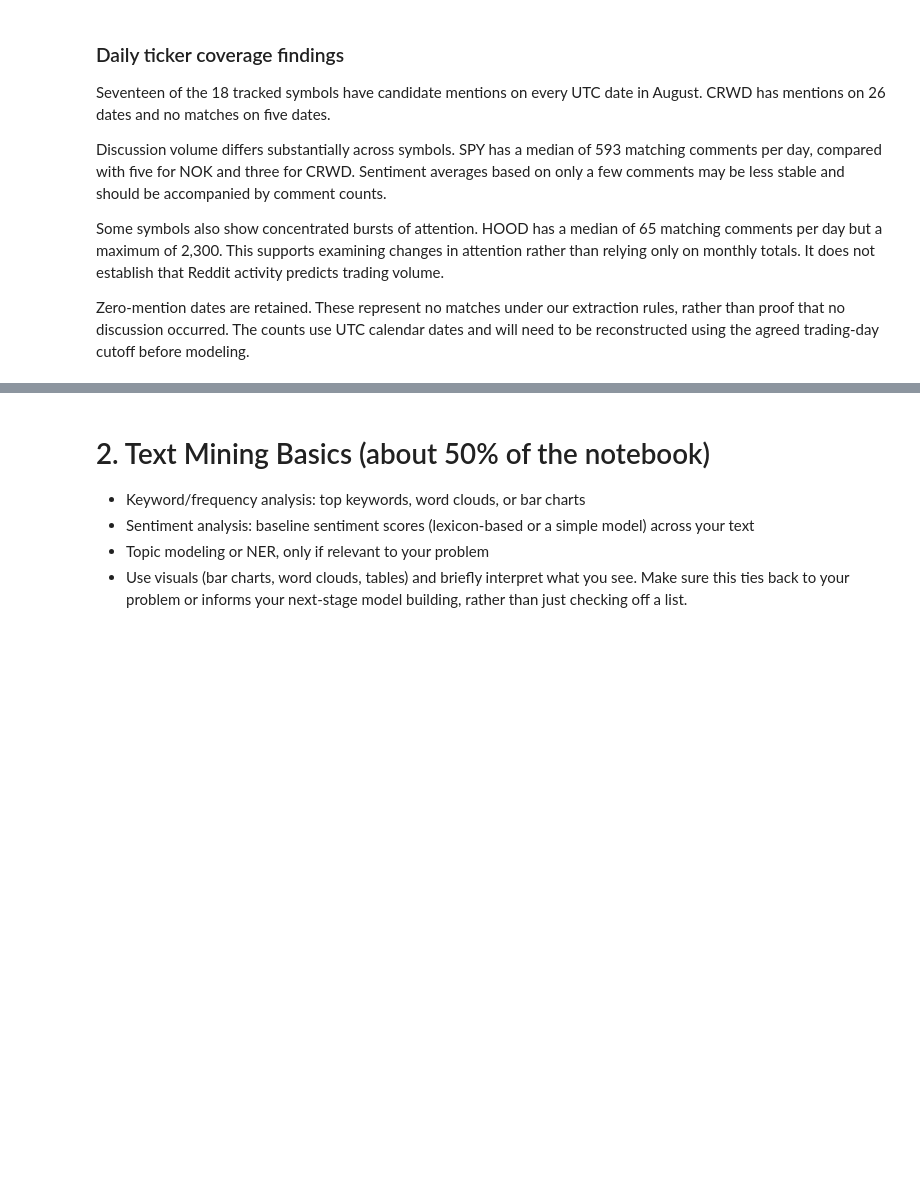
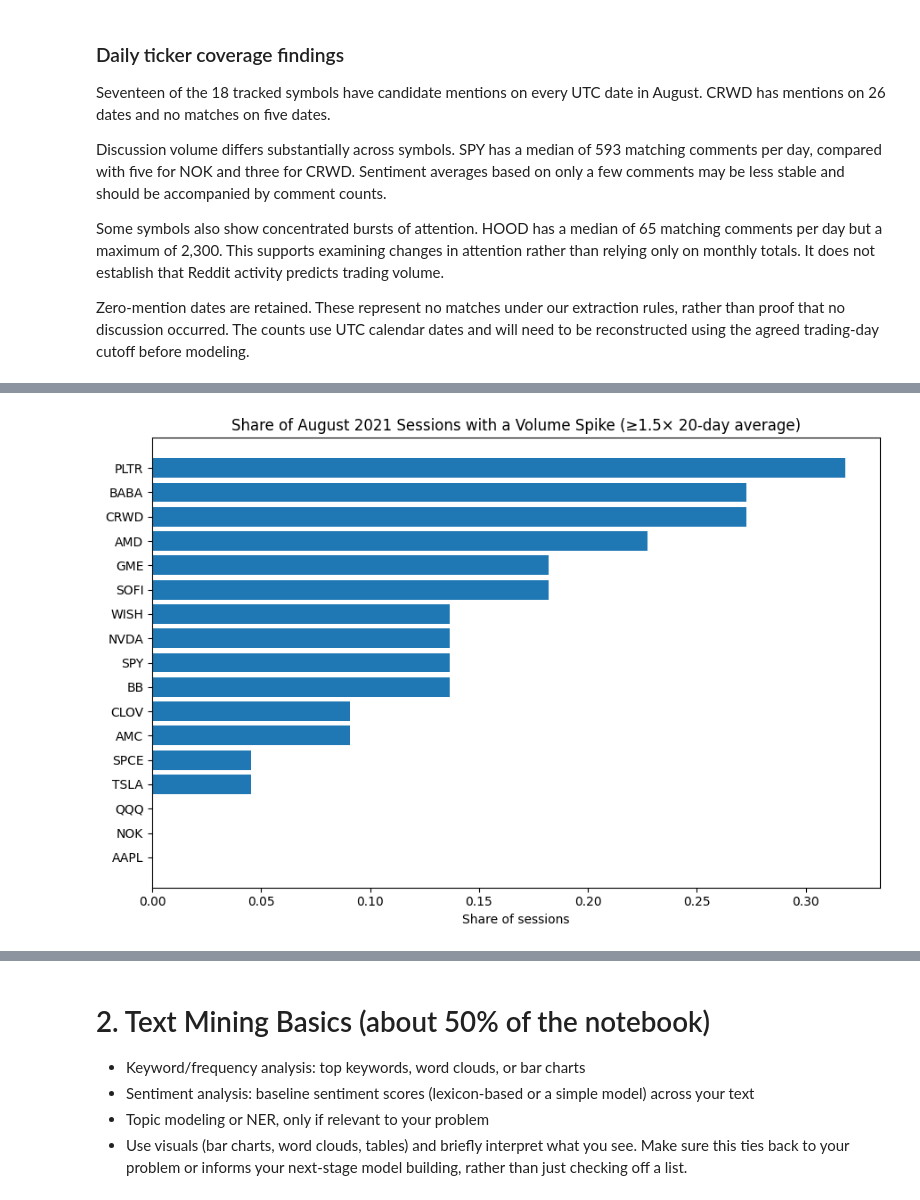
Before and after one commit to lagrenier4451/reddit-volume-forecast, a Jupyter notebook: notebooks/CDA_PhaseII_AlexToth_LucGrenier.ipynb, the cells around one changed output, grey strips where cells are left out. Drawn from its saved outputs; the diff is of its cells as text; code cells hidden in the pictures; blank space fills up the shorter version.

Commit message:
Add August volume-spike target and assign comments to trading sessions

```diff
--- a/notebooks/CDA_PhaseII_AlexToth_LucGrenier.ipynb
+++ b/notebooks/CDA_PhaseII_AlexToth_LucGrenier.ipynb
@@ -699,0 +770,11 @@ using the agreed trading-day cutoff before modeling.
+# %%
+rates = target.groupby("ticker")["spike_1.5"].mean().sort_values()
+
+plt.figure(figsize=(9, 6))
+plt.barh(rates.index, rates.values)
+plt.title("Share of August 2021 Sessions with a Volume Spike (≥1.5× 20-day average)")
+plt.xlabel("Share of sessions")
+plt.tight_layout()
+plt.show()
+# %% [output]
+[figure, added]
```
Also changed, not shown: parts of 10 cells of this notebook.
